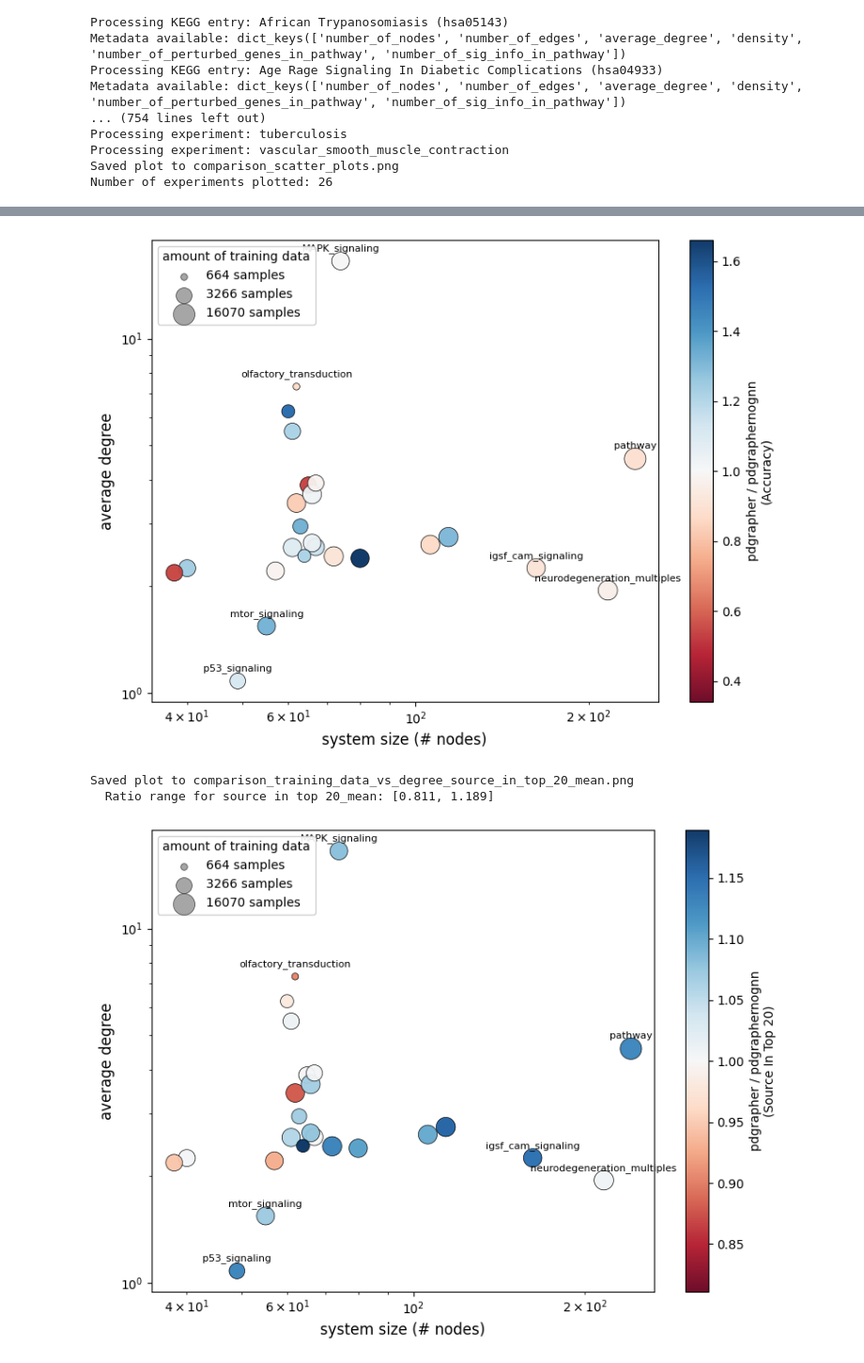
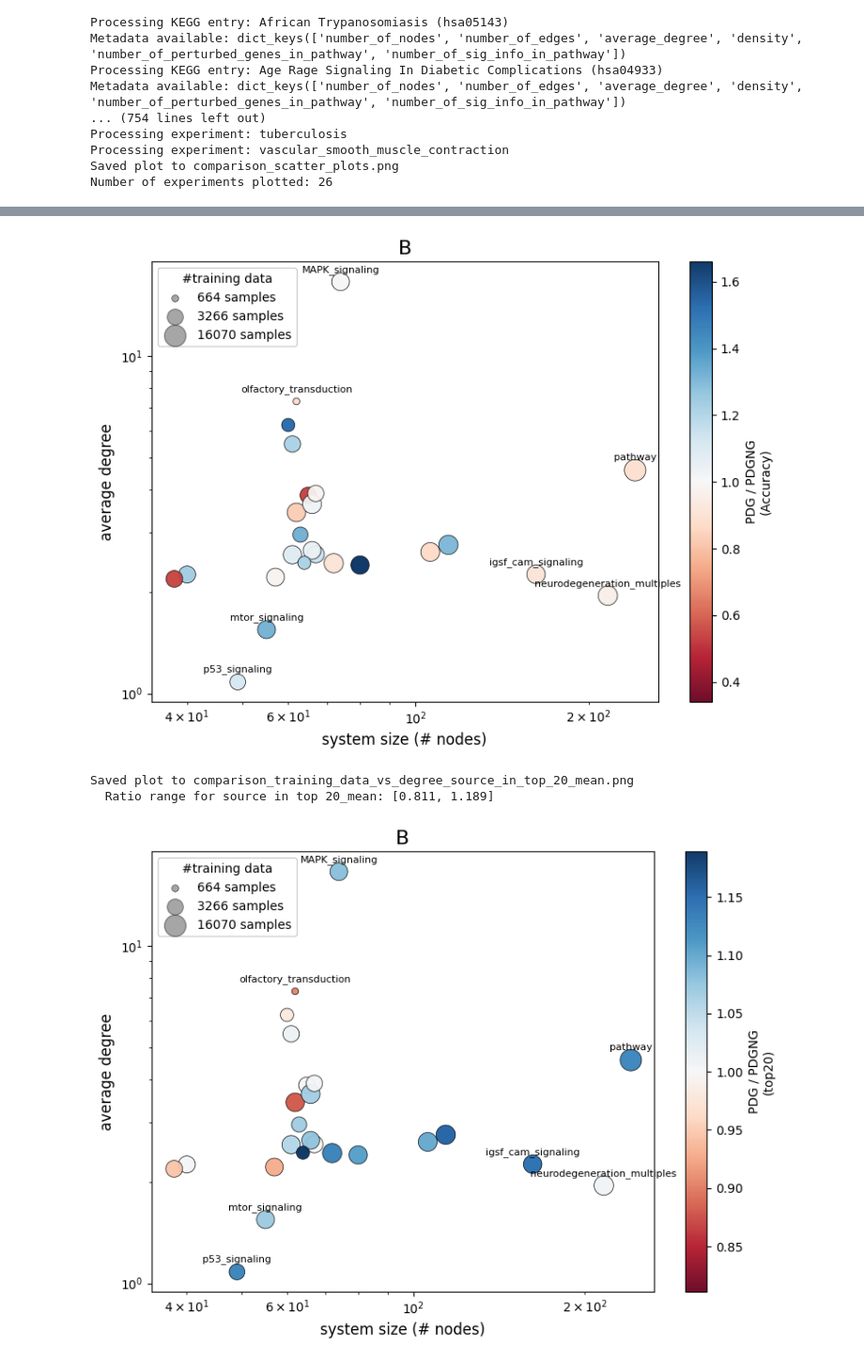
Before and after one commit to joh-dah/source_detection_in_grns, a Jupyter notebook: reports/01_pathway_experiments/pathway_scatter_ratio.ipynb, the cells around one changed output, grey strips where cells are left out. Shown at 94% size. Drawn from its saved outputs; the diff is of its cells as text; code cells hidden in the pictures.

```diff
--- a/reports/01_pathway_experiments/pathway_scatter_ratio.ipynb
+++ b/reports/01_pathway_experiments/pathway_scatter_ratio.ipynb
@@ -349,6 +349,14 @@ Processing experiment: tuberculosis
 Processing experiment: vascular_smooth_muscle_contraction
 Saved plot to comparison_scatter_plots.png
 Number of experiments plotted: 26
+# %%
+axis_label_size=16
+tick_label_size=14
+legend_fontsize=13
+legend_title_fontsize=13
+point_label_fontsize=12
+fig_xsize=6
+fig_ysize=6
 # %%
 # =========================
 # Plot grid: rows = metadata metrics, columns = metrics
@@ -881,8 +960,14 @@ for perf_metric in metrics:
         metric_label = metric_label[:-5]
 
     # --- Colorbar ---
+    metric_label = metric_label.replace('_', ' ').title()
+    metric_label_dict = {
+        "avg norm rank of source_mean": "norm avg rank",
+        "accuracy": "accuracy",
+        "Source In Top 20": "top20",
+    }
     cbar = plt.colorbar(scatter, ax=ax)
-    cbar.set_label(f"pdgrapher / pdgraphernognn\n({metric_label.replace('_', ' ').title()})", fontsize=10)
+    cbar.set_label(f"PDG / PDGNG\n({metric_label_dict.get(metric_label, metric_label)})", fontsize=10)
 
     # --- Size legend ---
     legend_sizes = [min_training, (min_training * max_training) ** 0.5, max_training]
@@ -891,7 +976,7 @@ for perf_metric in metrics:
                                  alpha=0.7, edgecolors="black", linewidths=0.5)
                      for s in legend_sizes]
 
-    ax.legend(handles=legend_handles, labels=legend_labels, title="amount of training data",
+    ax.legend(handles=legend_handles, labels=legend_labels, title="#training data",
               loc='upper left', framealpha=0.9)
 
     # --- Figure title ---
@@ -902,6 +987,9 @@ for perf_metric in metrics:
 
     if filter_info:
         fig.suptitle(f"{perf_metric}{filter_info}", fontsize=12, y=0.98)
+    plt.title("B", fontsize=16)
+    # set size of figure
+    fig.set_size_inches(8, 6)
 
     plt.tight_layout()
 
@@ -919,6 +1007,6 @@ Saved plot to comparison_training_data_vs_degree_avg_norm_rank_of_source_mean.pn
 Saved plot to comparison_training_data_vs_degree_accuracy_mean.png
   Ratio range for accuracy_mean: [0.340, 1.660]
-[figure, old version]
+[figure, new version]
 Saved plot to comparison_training_data_vs_degree_source_in_top_20_mean.png
   Ratio range for source in top 20_mean: [0.811, 1.189]
-[figure, old version]
+[figure, new version]
```
Also changed, not shown: parts of 3 cells of this notebook, 2 other files.
